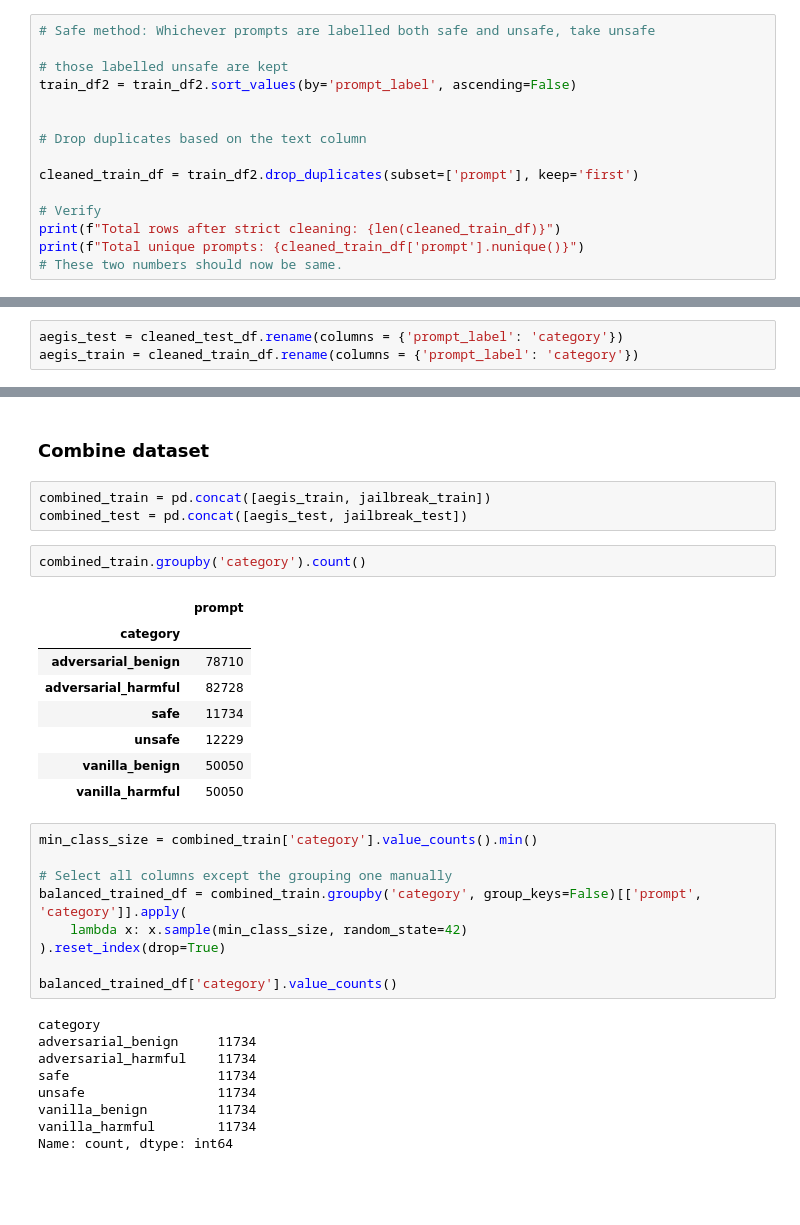
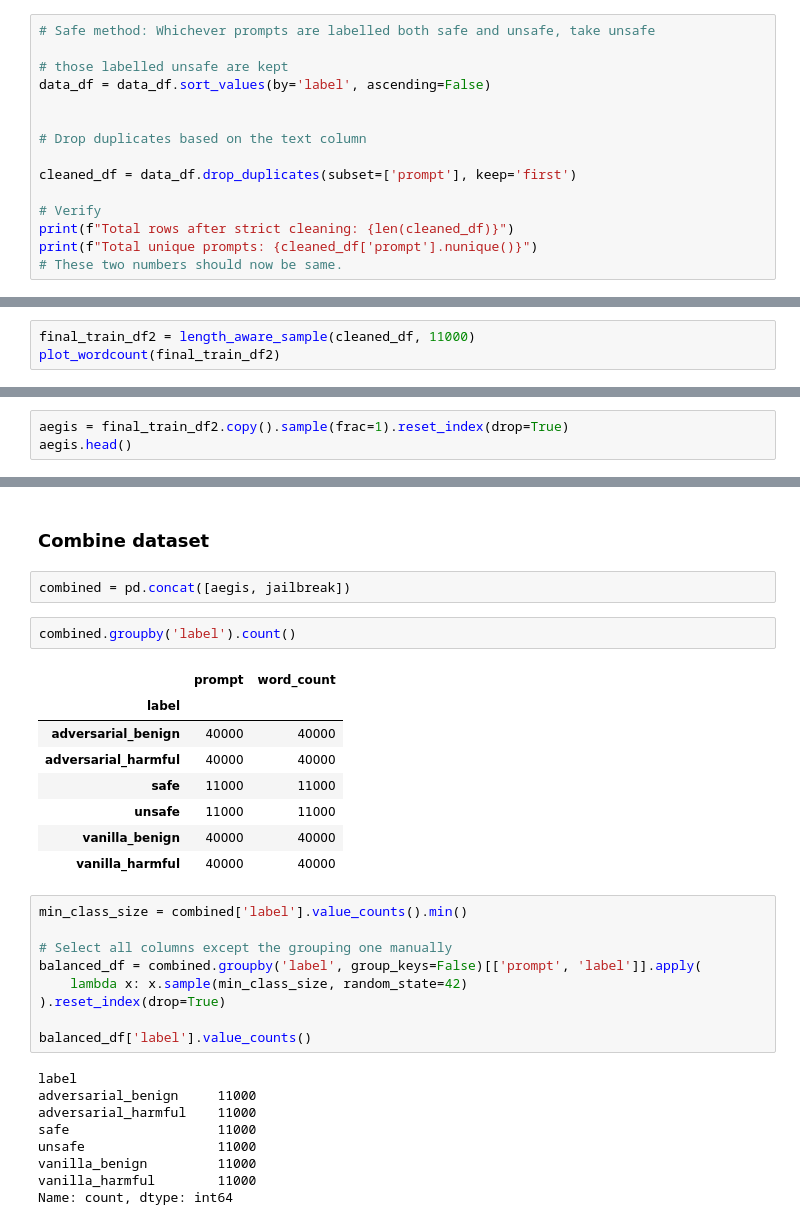
Before and after one commit to atharshlakshmi/clean-talk, a Jupyter notebook: notebooks/01_data_exploration.ipynb, the cells around one changed output, grey strips where cells are left out. Cells and saved outputs as stored; diff of their text form; blank space fills up the shorter version.

Commit message:
Data exploration is done. Currently, working on model training.

```diff
--- a/notebooks/01_data_exploration.ipynb
+++ b/notebooks/01_data_exploration.ipynb
@@ -329,15 +372,15 @@ np.True_
 # Safe method: Whichever prompts are labelled both safe and unsafe, take unsafe
 
 # those labelled unsafe are kept
-train_df2 = train_df2.sort_values(by='prompt_label', ascending=False)
+data_df = data_df.sort_values(by='label', ascending=False)
 
 
 # Drop duplicates based on the text column
 
-cleaned_train_df = train_df2.drop_duplicates(subset=['prompt'], keep='first')
+cleaned_df = data_df.drop_duplicates(subset=['prompt'], keep='first')
 
 # Verify
-print(f"Total rows after strict cleaning: {len(cleaned_train_df)}")
-print(f"Total unique prompts: {cleaned_train_df['prompt'].nunique()}")
+print(f"Total rows after strict cleaning: {len(cleaned_df)}")
+print(f"Total unique prompts: {cleaned_df['prompt'].nunique()}")
 # These two numbers should now be same.
 # %% [output]
@@ -432,0 +400,3 @@ Total unique prompts: 1951
+# %%
+final_train_df2 = length_aware_sample(cleaned_df, 11000)
+plot_wordcount(final_train_df2)
@@ -433,3 +412,3 @@ Total unique prompts: 1951
 # %%
-aegis_test = cleaned_test_df.rename(columns = {'prompt_label': 'category'})
-aegis_train = cleaned_train_df.rename(columns = {'prompt_label': 'category'})
+aegis = final_train_df2.copy().sample(frac=1).reset_index(drop=True)
+aegis.head()
@@ -436,34 +422,33 @@ aegis_train = cleaned_train_df.rename(columns = {'prompt_label': 'category'})
 # %% [markdown]
 ### Combine dataset
 # %%
-combined_train = pd.concat([aegis_train, jailbreak_train])
-combined_test = pd.concat([aegis_test, jailbreak_test])
+combined = pd.concat([aegis, jailbreak])
 # %%
-combined_train.groupby('category').count()
+combined.groupby('label').count()
 # %% [output]
-|  | prompt |
-| category |  |
-| adversarial_benign | 78710 |
-| adversarial_harmful | 82728 |
-| safe | 11734 |
-| unsafe | 12229 |
-| vanilla_benign | 50050 |
-| vanilla_harmful | 50050 |
+|  | prompt | word_count |
+| label |  |  |
+| adversarial_benign | 40000 | 40000 |
+| adversarial_harmful | 40000 | 40000 |
+| safe | 11000 | 11000 |
+| unsafe | 11000 | 11000 |
+| vanilla_benign | 40000 | 40000 |
+| vanilla_harmful | 40000 | 40000 |
 # %%
-min_class_size = combined_train['category'].value_counts().min()
+min_class_size = combined['label'].value_counts().min()
 
 # Select all columns except the grouping one manually
-balanced_trained_df = combined_train.groupby('category', group_keys=False)[['prompt', 'category']].apply(
+balanced_df = combined.groupby('label', group_keys=False)[['prompt', 'label']].apply(
     lambda x: x.sample(min_class_size, random_state=42)
 ).reset_index(drop=True)
 
-balanced_trained_df['category'].value_counts()
+balanced_df['label'].value_counts()
 # %% [output]
-category
-adversarial_benign     11734
-adversarial_harmful    11734
-safe                   11734
-unsafe                 11734
-vanilla_benign         11734
-vanilla_harmful        11734
+label
+adversarial_benign     11000
+adversarial_harmful    11000
+safe                   11000
+unsafe                 11000
+vanilla_benign         11000
+vanilla_harmful        11000
 Name: count, dtype: int64
```
Also changed, not shown: parts of 39 cells of this notebook, 11 other files.
